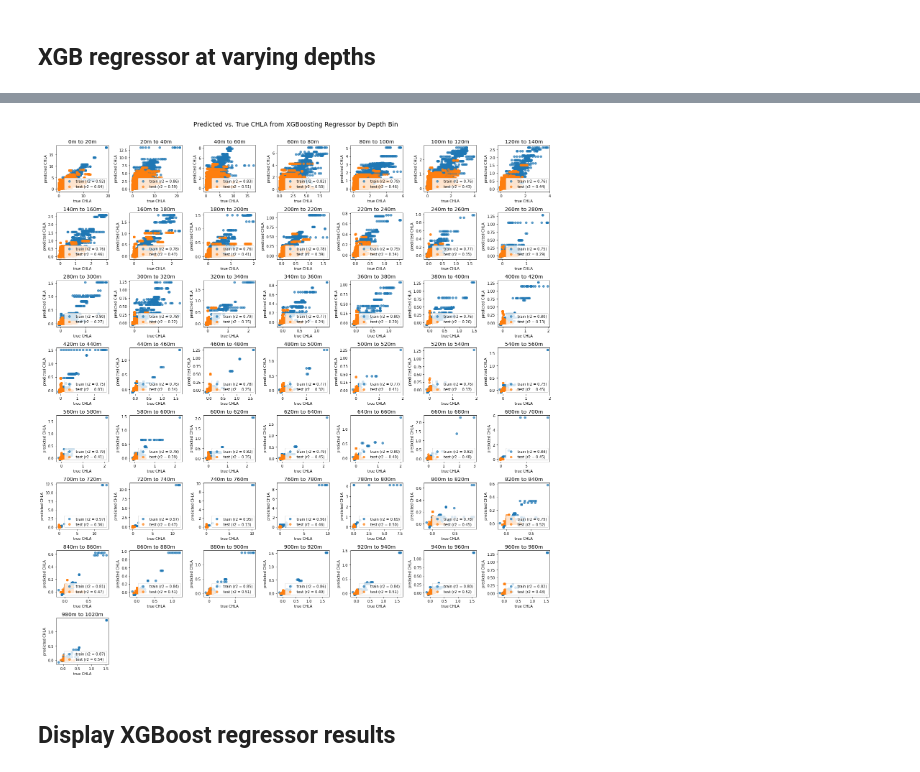
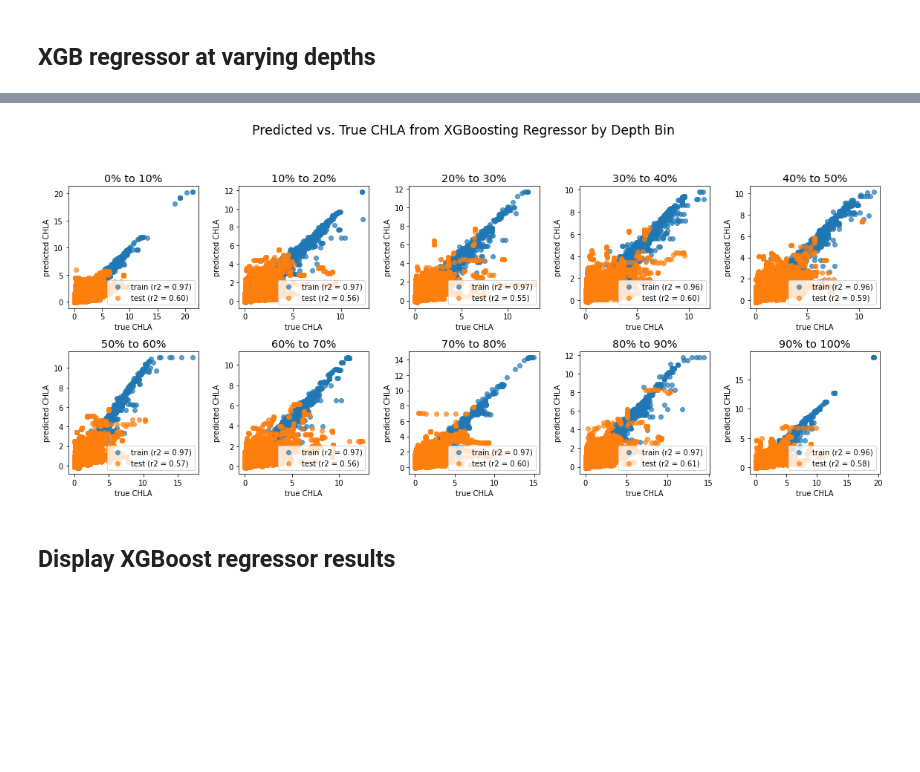
Before and after one commit to gnyirjesy/ocean-depth-characterization, a Jupyter notebook: preliminary_models/xgb_feature_selection_ejd.ipynb, the cells around one changed output, grey strips where cells are left out. Drawn from its saved outputs; the diff is of its cells as text; code cells hidden in the pictures; blank space fills up the shorter version.

```diff
--- a/preliminary_models/xgb_feature_selection_ejd.ipynb
+++ b/preliminary_models/xgb_feature_selection_ejd.ipynb
@@ -95,3 +120,0 @@ True
-# %%
-df.insert(loc=list(df.columns).index('cycleNumber')+1, column='float_cycle_id', value=[f'{df.loc[i,"float"]}_{df.loc[i,"cycleNumber"]}'for i in range(df.shape[0])])
-df
@@ -262,8 +307,0 @@ train_df
-# %%
-try:
-    test_df = test_df.drop(columns='depth_bin')
-except:
-    pass
-
-test_df.insert(loc=list(test_df.columns).index('PRES')+1, column='depth_bin', value=depth_bins)
-test_df
@@ -287,17 +326,29 @@ results_df = pd.DataFrame(columns=['depth_idx', 'depth_interval', 'num_observati
+# %%
+# initialize dataframes to store results and predictions
+results_df = pd.DataFrame(columns=['depth_bin', 'depth_interval', 'num_observations', 'train_mse', 'train_r2', 'test_mse', 'test_r2'])
+train_predictions_df = pd.DataFrame(columns=['depth_bin', 'depth_interval', 'float', 'cycle', 'date', 'PRES', 'normalized_depth', 'true_CHLA', 'pred_CHLA'])
+test_predictions_df = pd.DataFrame(columns=['depth_bin', 'depth_interval', 'float', 'cycle', 'date', 'PRES', 'normalized_depth', 'true_CHLA', 'pred_CHLA'])
+
+train_features = ['latitude', 'longitude', 'day_of_year_rad', 'sat_chl', 'sat_sst', 'sat_pic', 'sat_par', 'sat_aph_443', 'PRES', 'CHLA']
+# train_features = ['latitude', 'longitude', 'day_of_year_rad', 'PRES', 'CHLA']
 # %%
 # fit a gradient booting regression model for the ocean at different depth bins
 verbose = 1
-plt.figure(figsize=(20,22))
+plt.figure(figsize=(16,len(bins)-1))
 plt.suptitle('Predicted vs. True CHLA from XGBoosting Regressor by Depth Bin\n\n', fontsize='xx-large')
+model_path = path + 'xgb_models/'
 
 for depth_idx in range(len(bins)-1):
 
     if verbose > 0:
-        print(f'DEPTH {depth_idx}: {bins[depth_idx]}m to {bins[depth_idx+1]}m')
+        print(f'DEPTH {depth_idx}: {int(bins[depth_idx]*100)}% to {int(bins[depth_idx+1]*100)}% of the euphotic zone')
 
     # obtain train and test data for this bin
-    train_data_df, _ = get_data_by_depth(train_df, depth_bin=depth_idx)
-    test_data_df, _ = get_data_by_depth(test_df, depth_bin=depth_idx)
+    train_data_df, train_predictions_for_depth_df = get_data_by_depth(train_df, features=train_features, depth_bin=depth_idx)
+    test_data_df, test_predictions_for_depth_df = get_data_by_depth(test_df, features=train_features, depth_bin=depth_idx)
+
+    train_predictions_for_depth_df.insert(loc=list(train_predictions_for_depth_df.columns).index('depth_bin')+1, column='depth_interval', value=[(int(bins[depth_idx]*100), int(bins[depth_idx+1]*100)) for i in range(train_predictions_for_depth_df.shape[0])])
+    test_predictions_for_depth_df.insert(loc=list(test_predictions_for_depth_df.columns).index('depth_bin')+1, column='depth_interval', value=[(int(bins[depth_idx]*100), int(bins[depth_idx+1]*100)) for i in range(test_predictions_for_depth_df.shape[0])])
 
     # standardize features based on training data
     X_train, X_test, y_train, y_test = standardize(train_data_df, test_data_df)
@@ -307,7 +358,7 @@ for depth_idx in range(len(bins)-1):
         print(f'Num test samples: {X_test.shape[0]}')
 
     # train, predict, and get scores for XGBoosting regressor
-    xgbr = XGBRegressor(n_estimators=20, max_depth=10, colsample_bytree=0.6)     # grow_policy = 'depthwise' or 'lossguide'
+    xgbr = XGBRegressor(n_estimators=20, max_depth=12, colsample_bytree=0.8)     # grow_policy = 'depthwise' or 'lossguide'
     train_preds, test_preds = fit_predict(xgbr, X_train, y_train, X_test, y_test)
 
     if verbose > 0:
@@ -317,10 +368,22 @@ for depth_idx in range(len(bins)-1):
         print(f'Test r2: {r2_score(y_test, test_preds):.4f}')
 
     # plot predictions vs. true values
-    plot(depth_idx, bins, y_train, train_preds, y_test, test_preds, plt_n_cols=7)
+    plot(depth_idx, bins, y_train, train_preds, y_test, test_preds, normalized=True, plt_n_cols=5)
 
-    # add scores to results dataframe
-    results_df.loc[results_df.shape[0]] = [depth_idx, (bins[depth_idx], bins[depth_idx+1]), train_data_df.shape[0] + test_data_df.shape[0]] + [mean_squared_error(y_train, train_preds), r2_score(y_train, train_preds), mean_squared_error(y_test, test_preds), r2_score(y_test, test_preds)]
+    # add scores and predictions to respective dataframes
+    results_df.loc[results_df.shape[0]] = [depth_idx, (int(bins[depth_idx]*100), int(bins[depth_idx+1]*100)), train_data_df.shape[0] + test_data_df.shape[0]] + [mean_squared_error(y_train, train_preds), r2_score(y_train, train_preds), mean_squared_error(y_test, test_preds), r2_score(y_test, test_preds)]
+    train_predictions_for_depth_df['pred_CHLA'] = train_preds
+    train_predictions_df = pd.concat([train_predictions_df, train_predictions_for_depth_df])
+    test_predictions_for_depth_df['pred_CHLA'] = test_preds
+    test_predictions_df = pd.concat([test_predictions_df, test_predictions_for_depth_df])
+
+    # save the model for this depth bin
+    model_file = f'xgb_model_depth_bin_{depth_idx}'
+    try:
+        pickle.dump(xgbr, open(model_path + model_file, 'wb'))
+    except:
+        os.mkdir(model_path)
+        pickle.dump(xgbr, open(model_path + model_file, 'wb'))
 
     if verbose > 0:
         print()
@@ -348,4 +411,4 @@ DEPTH 49: 980m to 1020m
-[figure, old version]
+[figure, new version]
 # %% [markdown]
 ## Display XGBoost regressor results
 # %%
```
Also changed, not shown: parts of 76 cells of this notebook, 1 other file.
